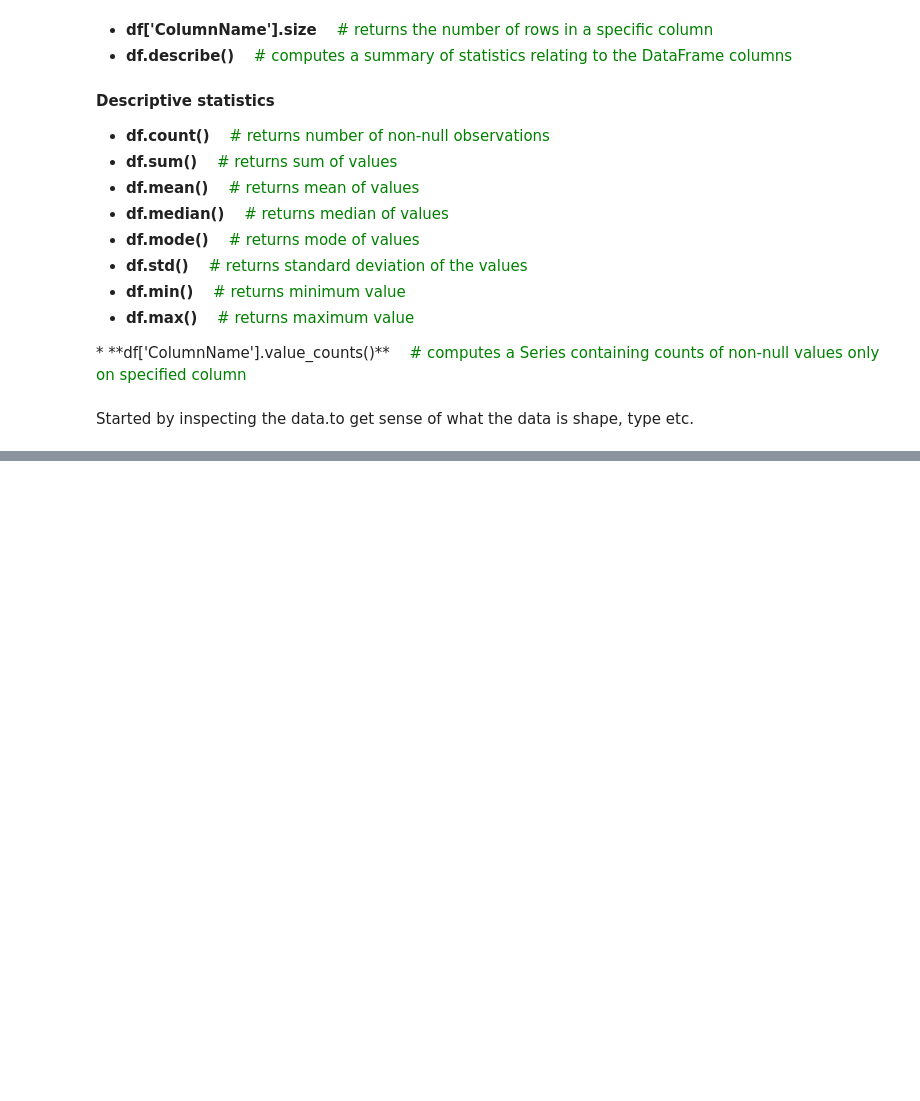
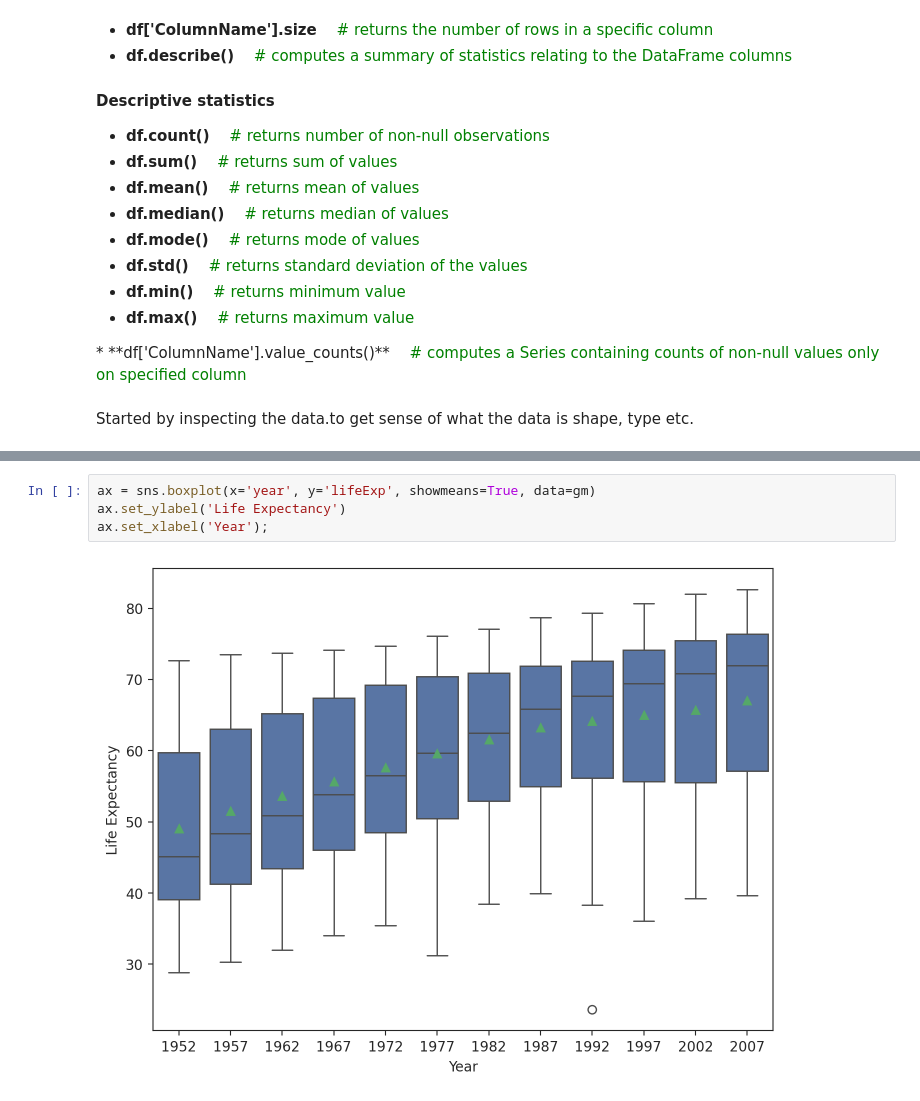
Before and after one commit to Abdi-dotcom/Principles-of-Data-Science, a Jupyter notebook: w1_data_inspection_and_subsetting.ipynb, the cells around one changed output, grey strips where cells are left out. Cells and saved outputs as stored; diff of their text form; blank space fills up the shorter version.

```diff
--- a/w1_data_inspection_and_subsetting.ipynb
+++ b/w1_data_inspection_and_subsetting.ipynb
@@ -65,0 +158,6 @@ Started by inspecting the data.to get sense of what the data is shape, type etc.
+# %%
+ax = sns.boxplot(x='year', y='lifeExp', showmeans=True, data=gm)
+ax.set_ylabel('Life Expectancy')
+ax.set_xlabel('Year');
+# %% [output]
+[figure, added]
```
Also changed, not shown: parts of 49 cells of this notebook.
